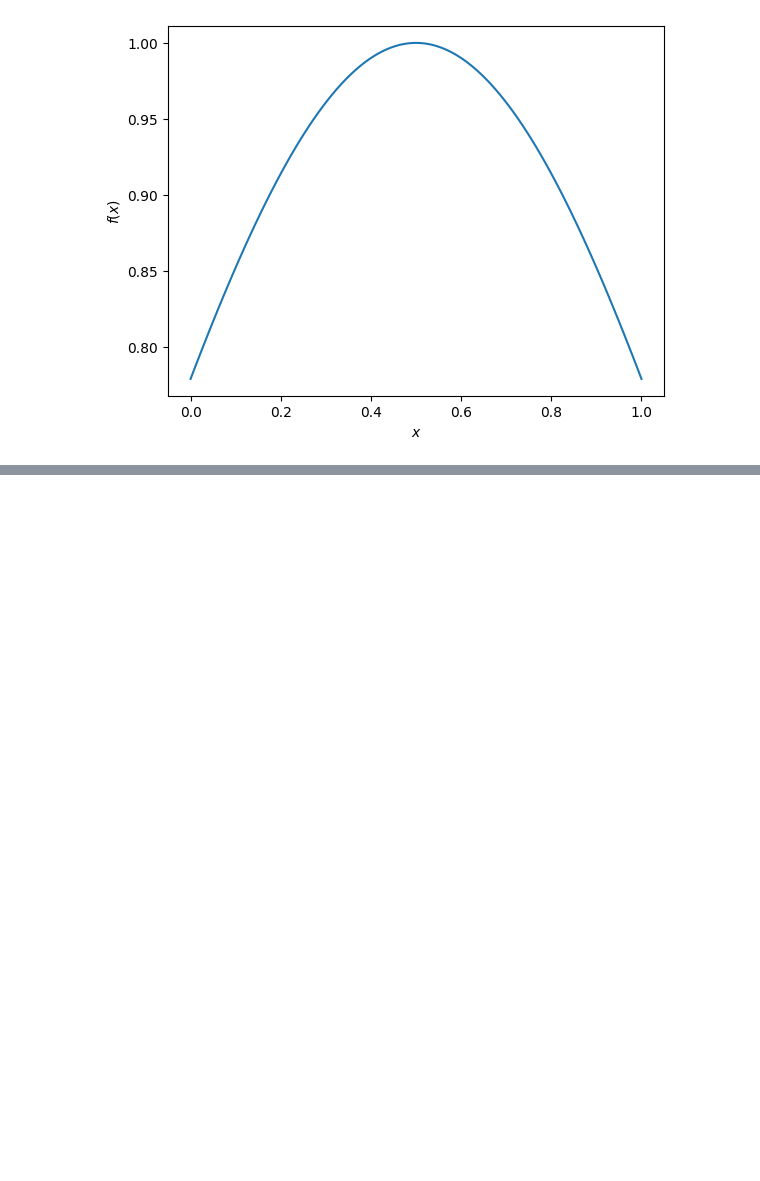
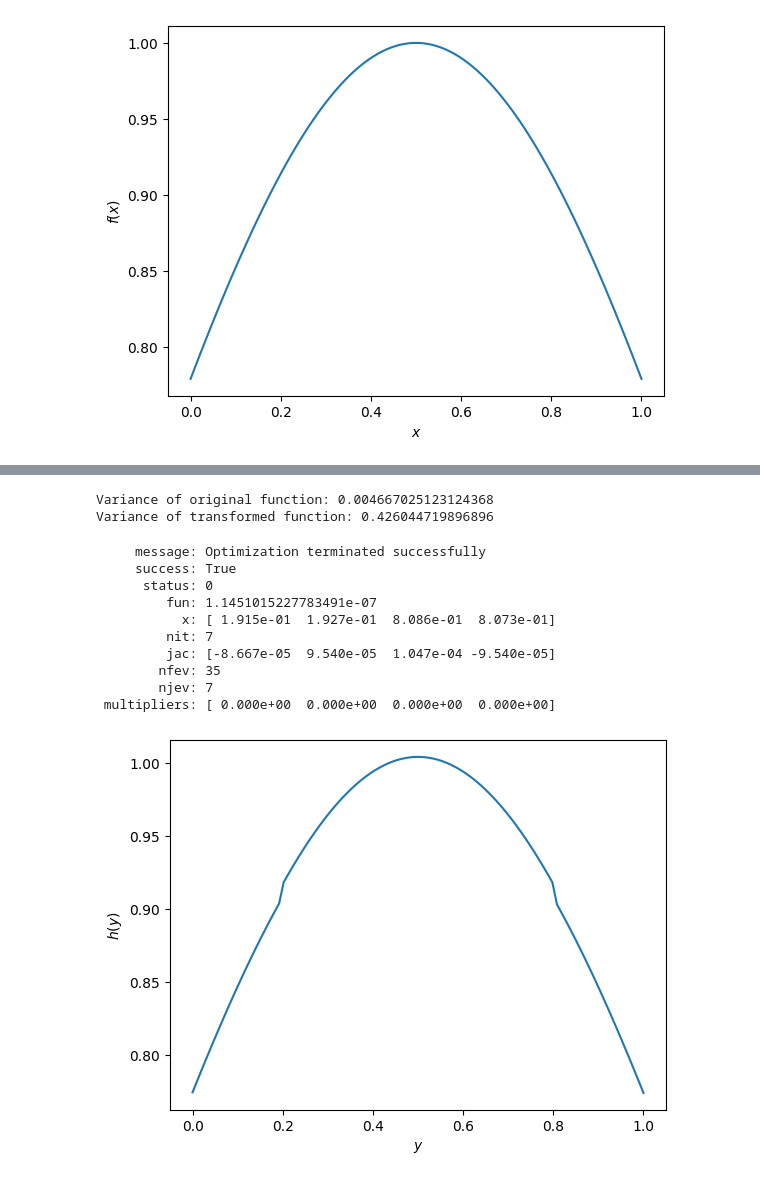
Before and after one commit to alracey/level4-project, a Jupyter notebook: 1D_example.ipynb, the cells around one changed output, grey strips where cells are left out. Saved outputs shown, nothing was run; the diff lists cells and outputs as text; code cells hidden in the pictures; blank space fills up the shorter version.

Commit message:
Re-wrote g, h for optimisation of params

```diff
--- a/1D_example.ipynb
+++ b/1D_example.ipynb
@@ -123,0 +95,71 @@ print(h_var, h_var_err)
+# %%
+#Calculate the variances before optimising parameters
+
+#variance of original function
+f_var = np.var(f_evals)
+
+#variance of transformed function
+h_var = np.var(h)
+
+print("Variance of original function:", f_var)
+print("Variance of transformed function:", h_var)
+# %% [output]
+Variance of original function: 0.004667025123124368
+Variance of transformed function: 0.426044719896896
+# %%
+#Optimisation - need to use a function which will find the values of x_1, x_2, y_1, y_2 which minimise the variance of h.
+
+#constraints: 0 < x_1 < x_2 < 1; 0 < y_1 < y_2 < 1
+
+def objective(x, params):
+    y = g(x, params)
+    return np.var(transformed_f(y, params))
+# %%
+#optimise
+from scipy.optimize import minimize
+x0 = np.array([0.2, 0.1, 0.7, 0.9])
+epsilon = 1e-4
+bounds = [(epsilon, 1- epsilon),
+          (epsilon, 1- epsilon),
+          (epsilon, 1- epsilon),
+          (epsilon, 1- epsilon)
+          ]
+
+constraints = [
+    {'type': 'ineq', 'fun': lambda p: p[3] - p[1]},     # y2 > y1
+    {'type': 'ineq', 'fun': lambda p: p[2] - p[0]},     # x2 > x1
+    {'type': 'ineq', 'fun': lambda p: 1 - p[2]},        # x2 < 1
+    {'type': 'ineq', 'fun': lambda p: 1 - p[3]},        # y2 < 1
+]
+
+x = np.linspace(0, 1, 100)
+result = minimize(
+    objective,
+    x0,
+    args=(x),
+    method='SLSQP',
+    bounds=bounds,
+    constraints=constraints
+)
+
+print(result)
+#print("Optimized parameters:", result.x)
+#print("Final variance:", result.fun)
+
+transformed_evals = transformed_f(ys, result.x)
+plt.plot(ys, transformed_evals)
+plt.xlabel('$y$')
+plt.ylabel('$h(y)$')
+plt.show()
+# %% [output]
+     message: Optimization terminated successfully
+     success: True
+      status: 0
+         fun: 1.1451015227783491e-07
+           x: [ 1.915e-01  1.927e-01  8.086e-01  8.073e-01]
+         nit: 7
+         jac: [-8.667e-05  9.540e-05  1.047e-04 -9.540e-05]
+        nfev: 35
+        njev: 7
+ multipliers: [ 0.000e+00  0.000e+00  0.000e+00  0.000e+00]
+[figure, added]
```
Also changed, not shown: parts of 9 cells of this notebook.
